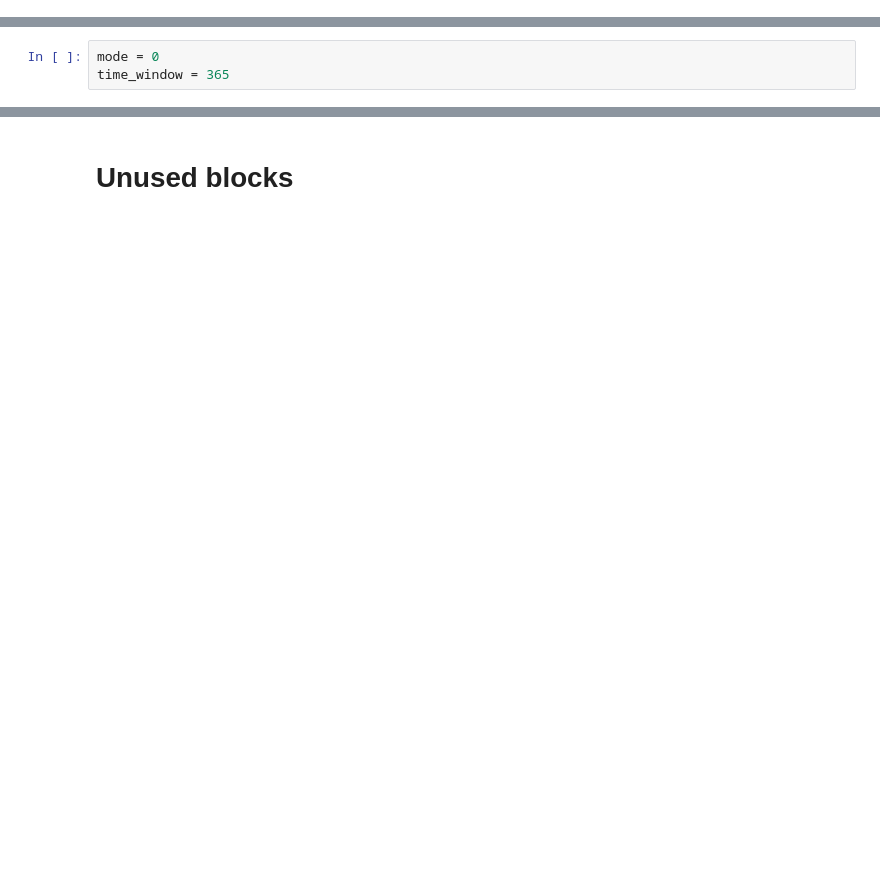
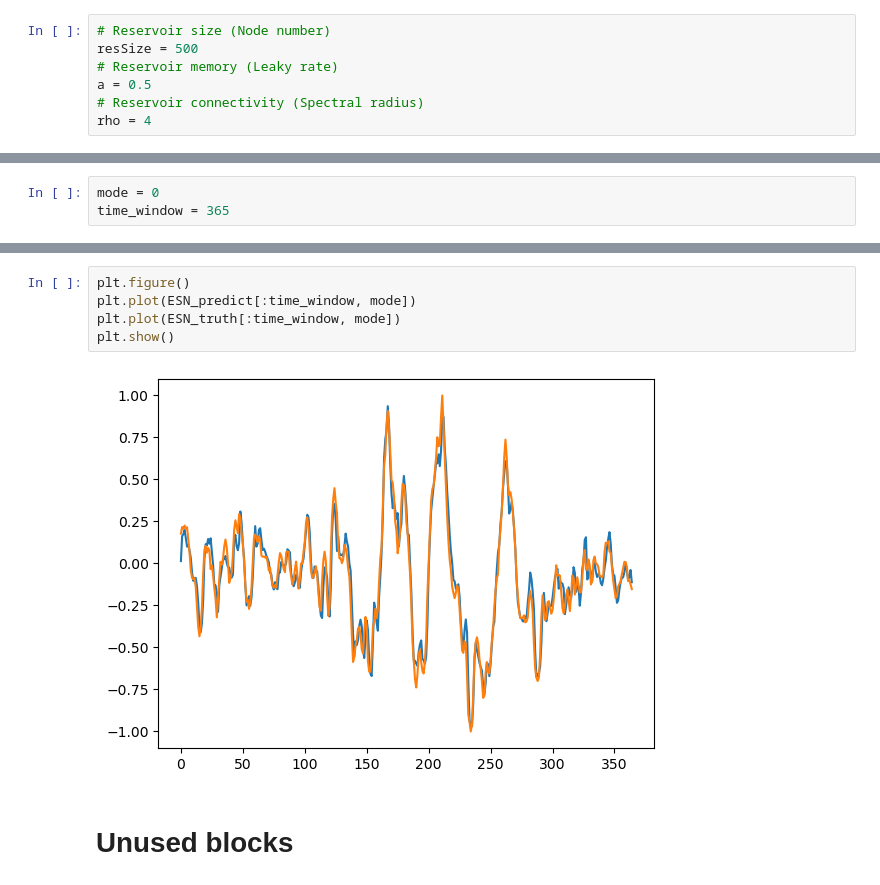
Before and after one commit to PeterLin54088/111-2_IVT_analysis, a Jupyter notebook: src/#5_Training.ipynb, the cells around one changed output, grey strips where cells are left out. Saved outputs shown, nothing was run; the diff lists cells and outputs as text; blank space fills up the shorter version.

```diff
--- a/src/#5_Training.ipynb
+++ b/src/#5_Training.ipynb
@@ -290,0 +351,7 @@ results = VAR(train_set[:,:]).fit(maxlags = AR_p, trend = "ctt")
+# %%
+# Reservoir size (Node number)
+resSize = 500
+# Reservoir memory (Leaky rate)
+a = 0.5
+# Reservoir connectivity (Spectral radius)
+rho = 4
@@ -338,2 +468,9 @@ plt.show()
+# %%
+plt.figure()
+plt.plot(ESN_predict[:time_window, mode])
+plt.plot(ESN_truth[:time_window, mode])
+plt.show()
+# %% [output]
+[figure, added]
 # %% [markdown]
 # Unused blocks
```
Also changed, not shown: parts of 35 cells of this notebook, 3 other files.
